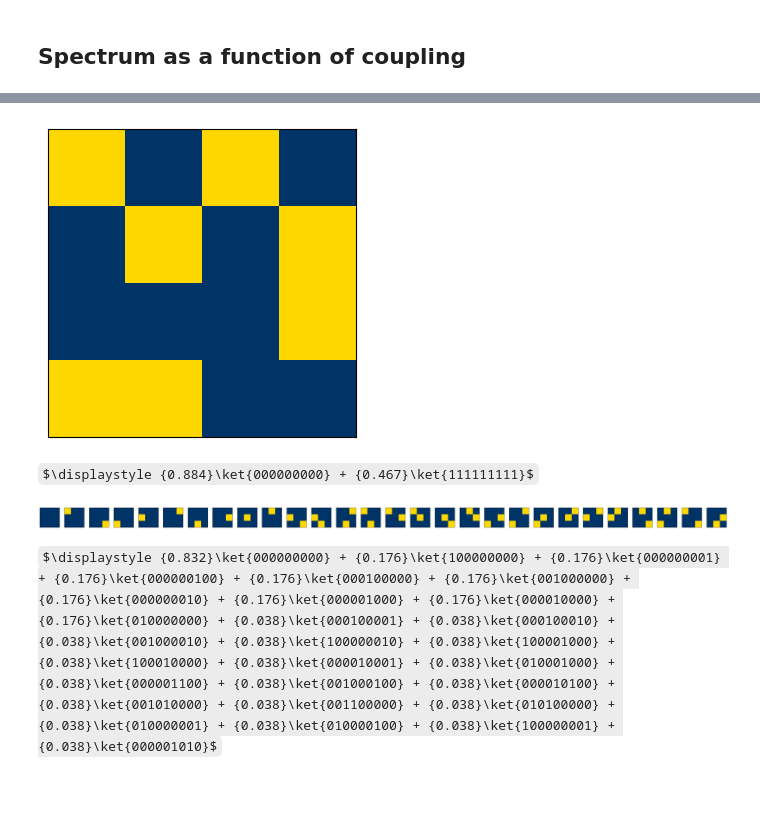
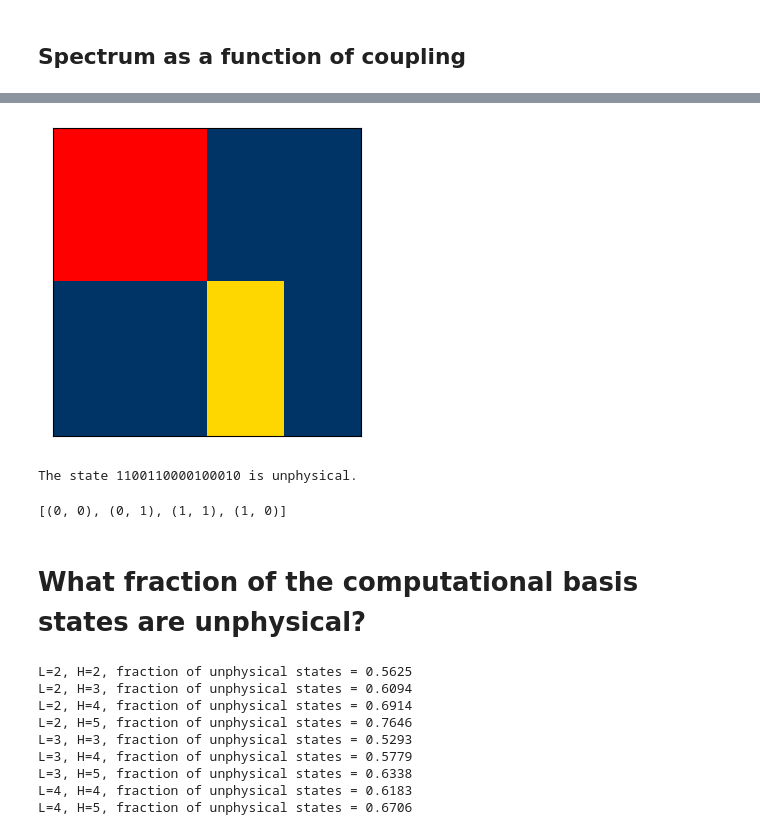
Before and after one commit to squigglomancer/Large-N-VQE, a Jupyter notebook: Large N (1,2,1) Hamiltonian.ipynb, the cells around one changed output, grey strips where cells are left out. Saved outputs shown, nothing was run; the diff lists cells and outputs as text; code cells hidden in the pictures; some formulas as TeX source; blank space fills up the shorter version.

Commit message:
checking whether a state is physical, visualizations

```diff
--- a/Large N (1,2,1) Hamiltonian.ipynb
+++ b/Large N (1,2,1) Hamiltonian.ipynb
@@ -510,8 +590,63 @@ array([0., 0., 0., 0., 0., 0., 0., 0., 0., 0., 0., 0., 0., 0., 0., 0., 0.,
 # %%
-fig, ax = create_binary_plot("1010010100011100", (4, 4), borders=False)
+# Create an unphysical state
+binary_string = "1100110000100010"
+lat_shape = (4, 4)
+
+# Plot the unphysical state
+fig, ax = create_binary_plot(binary_string, lat_shape, borders=False)
 display(fig)
+
+# View the output of the is_physical_state function
+is_physical, cluster = is_physical_state(binary_string, lat_shape)
+print(f"The state {binary_string} is {'physical' if is_physical else 'unphysical'}.")
+cluster
 # %% [output]
-[figure, old version]
+[figure, new version]
+The state 1100110000100010 is unphysical.
+[(0, 0), (0, 1), (1, 1), (1, 0)]
+# %% [markdown]
+# What fraction of the computational basis states are unphysical?
 # %%
+unphysical_fraction = []
+
+for L in range(2, 5):
+    for H in range(L, 6):
+        lat_shape = (L, H)
+        n = L*H  # number of bits in the original string
+
+        physical_list = []
+
+        for i in range(2**n):
+            binary_str = format(i, f"0{n}b")  # convert to binary and pad with zeros
+            is_physical, cluster = is_physical_state(binary_str, lat_shape)
+            if is_physical:
+                physical_list.append( binary_str )
+        unphysical_fraction.append((lat_shape,1 - len(physical_list) / 2**n))
+        # make the print statement write over iteself each time
+        print(f"L={L}, H={H}, fraction of unphysical states = {1 - len(physical_list) / 2**n:.4f}", end='\r')
+
+# plot the unphysical fraction as a bar plot, with the x-axis being the lattice shape.
+# The bars should be ordered from smallest to largest fraction of unphysical states.
+unphysical_fraction = sorted(unphysical_fraction, key=lambda x: x[1])
+# Create a bar plot
+fig, ax = plt.subplots()
+x = np.arange(len(unphysical_fraction))
+width = 0.35
+ax.bar(x, [i[1] for i in unphysical_fraction], width, label='Unphysical fraction')
+ax.set_ylim(0, 1)
+ax.set_ylabel('Fraction of unphysical states')
+ax.set_title('Fraction of unphysical states for different lattice shapes')
+ax.set_xticks(x)
+ax.set_xticklabels([f"{i[0][0]}x{i[0][1]}" for i in unphysical_fraction])
+ax.legend()
+plt.show()
 # %% [output]
-$\displaystyle {0.884}\ket{000000000} + {0.467}\ket{111111111}$
+L=2, H=2, fraction of unphysical states = 0.5625
+L=2, H=3, fraction of unphysical states = 0.6094
+L=2, H=4, fraction of unphysical states = 0.6914
+L=2, H=5, fraction of unphysical states = 0.7646
+L=3, H=3, fraction of unphysical states = 0.5293
+L=3, H=4, fraction of unphysical states = 0.5779
+L=3, H=5, fraction of unphysical states = 0.6338
+L=4, H=4, fraction of unphysical states = 0.6183
+L=4, H=5, fraction of unphysical states = 0.6706
@@ -524,10 +652,0 @@ evals, evecs = eigsh(H, k=10, which='SA')
-# %%
-ground_state = evecs[:,0]
-
-draw_state( ground_state , (3,3), 28 )
-# %% [output]
-[figure, removed]
-# %%
-write_state_as_kets( ground_state, 28 )
-# %% [output]
-$\displaystyle {0.832}\ket{000000000} + {0.176}\ket{100000000} + {0.176}\ket{000000001} + {0.176}\ket{000000100} + {0.176}\ket{000100000} + {0.176}\ket{001000000} + {0.176}\ket{000000010} + {0.176}\ket{000001000} + {0.176}\ket{000010000} + {0.176}\ket{010000000} + {0.038}\ket{000100001} + {0.038}\ket{000100010} + {0.038}\ket{001000010} + {0.038}\ket{100000010} + {0.038}\ket{100001000} + {0.038}\ket{100010000} + {0.038}\ket{000010001} + {0.038}\ket{010001000} + {0.038}\ket{000001100} + {0.038}\ket{001000100} + {0.038}\ket{000010100} + {0.038}\ket{001010000} + {0.038}\ket{001100000} + {0.038}\ket{010100000} + {0.038}\ket{010000001} + {0.038}\ket{010000100} + {0.038}\ket{100000001} + {0.038}\ket{000001010}$
```
Also changed, not shown: parts of 21 cells of this notebook.
